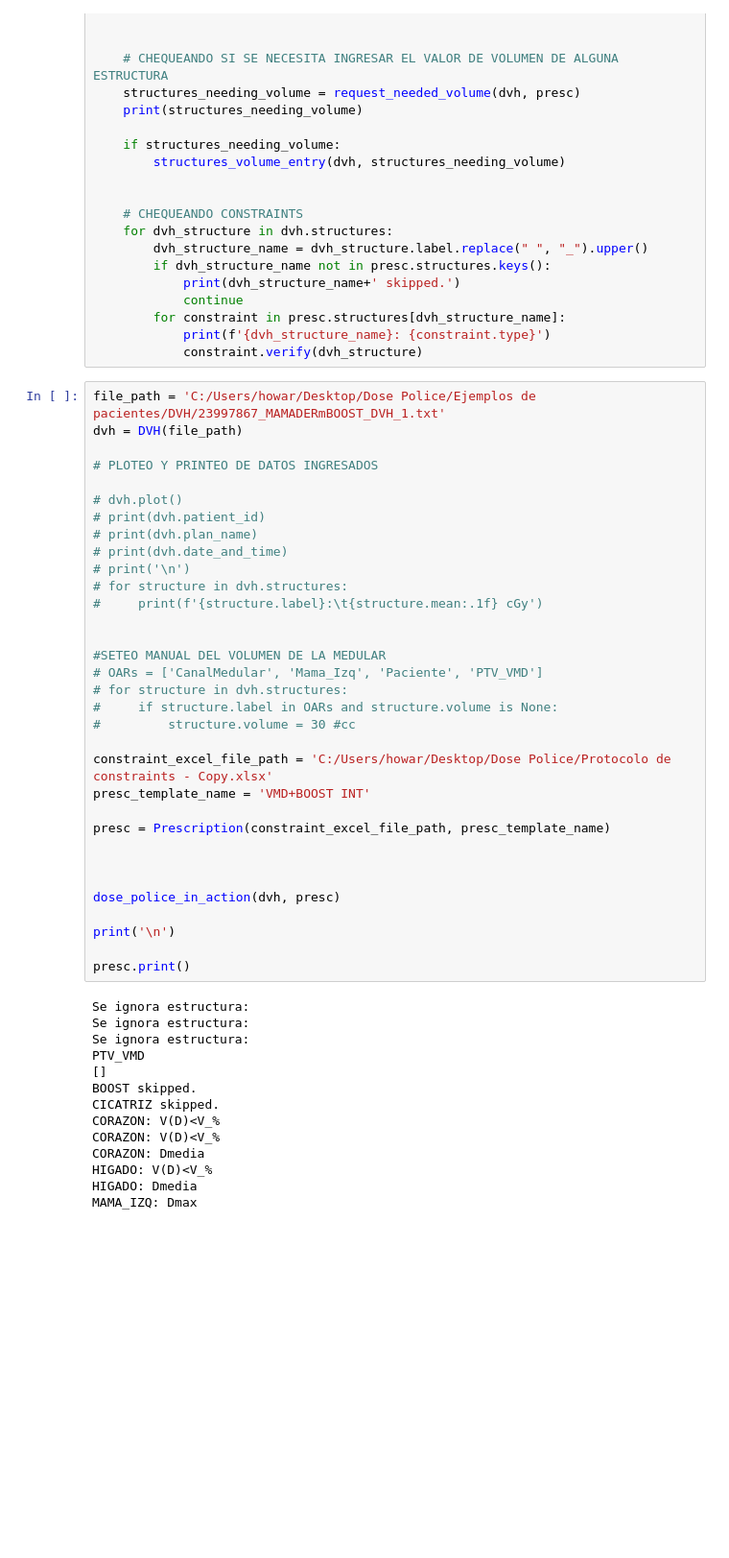
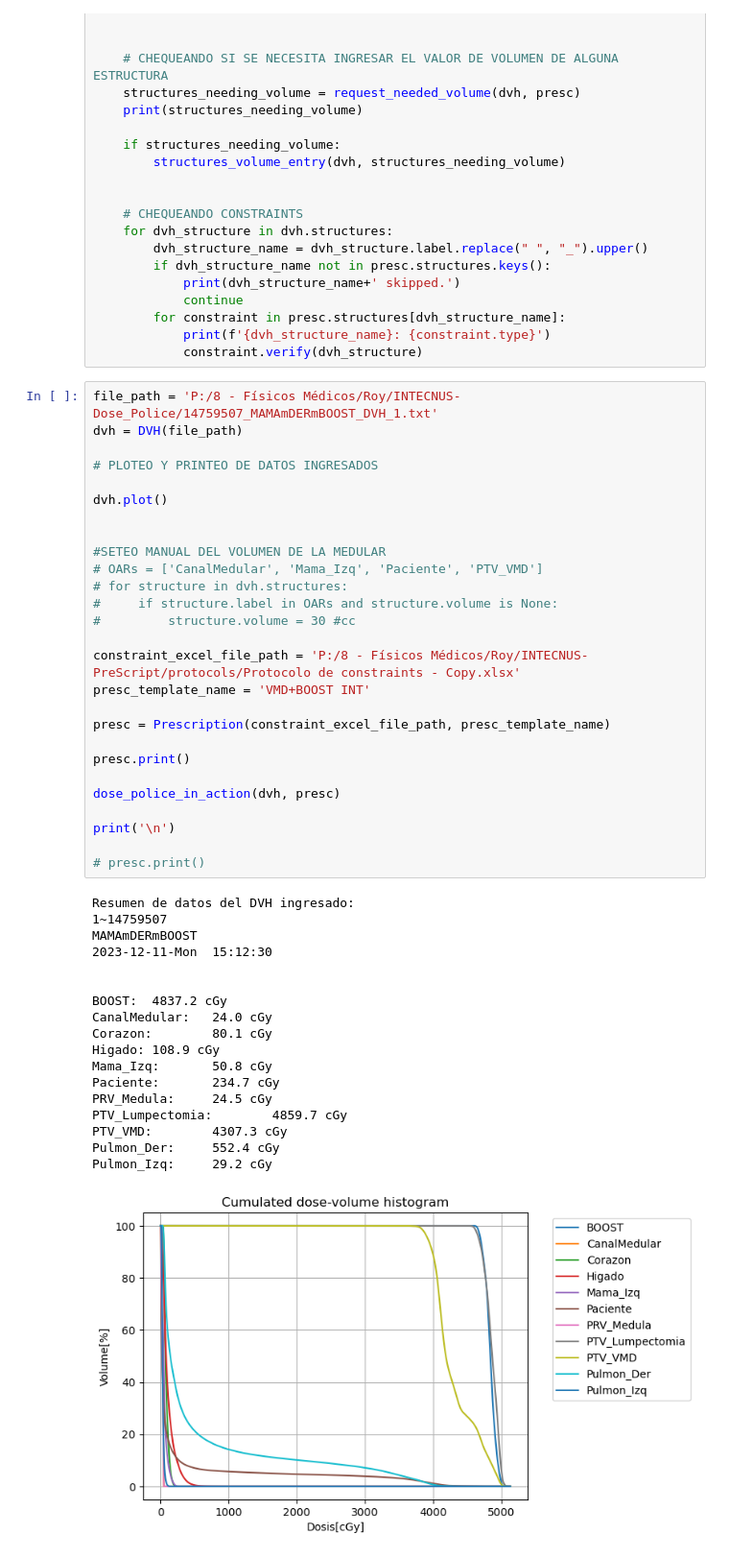
Before and after one commit to roymlapera/Dose_Police, a Jupyter notebook: backend.ipynb, the cells around one changed output. Shown: that part at 96% size. Drawn from its saved outputs; the diff is of its cells as text; blank space fills up the shorter version.

Commit message:
Actualizados metodos .plot() de clases Dvh y Prescripcion

```diff
--- a/backend.ipynb
+++ b/backend.ipynb
@@ -385,49 +391,48 @@ def dose_police_in_action(dvh: DVH, presc: Prescription):
             print(f'{dvh_structure_name}: {constraint.type}')
             constraint.verify(dvh_structure)
 # %%
-file_path = 'C:/Users/howar/Desktop/Dose Police/Ejemplos de pacientes/DVH/23997867_MAMADERmBOOST_DVH_1.txt'
+file_path = 'P:/8 - Físicos Médicos/Roy/INTECNUS-Dose_Police/14759507_MAMAmDERmBOOST_DVH_1.txt'
 dvh = DVH(file_path)
 
 # PLOTEO Y PRINTEO DE DATOS INGRESADOS
 
-# dvh.plot()
-# print(dvh.patient_id)
-# print(dvh.plan_name)
-# print(dvh.date_and_time)
-# print('\n')
-# for structure in dvh.structures:
-#     print(f'{structure.label}:\t{structure.mean:.1f} cGy')
+dvh.plot()
 
 
 #SETEO MANUAL DEL VOLUMEN DE LA MEDULAR
 # OARs = ['CanalMedular', 'Mama_Izq', 'Paciente', 'PTV_VMD']
 # for structure in dvh.structures:
 #     if structure.label in OARs and structure.volume is None:
 #         structure.volume = 30 #cc
 
-constraint_excel_file_path = 'C:/Users/howar/Desktop/Dose Police/Protocolo de constraints - Copy.xlsx'
+constraint_excel_file_path = 'P:/8 - Físicos Médicos/Roy/INTECNUS-PreScript/protocols/Protocolo de constraints - Copy.xlsx'
 presc_template_name = 'VMD+BOOST INT'
 
 presc = Prescription(constraint_excel_file_path, presc_template_name)
 
-
+presc.print()
 
 dose_police_in_action(dvh, presc)
 
 print('\n')
 
-presc.print()
+# presc.print()
 # %% [output]
-Se ignora estructura:
-Se ignora estructura:
-Se ignora estructura:
-PTV_VMD
-[]
-BOOST skipped.
-CICATRIZ skipped.
-CORAZON: V(D)<V_%
-CORAZON: V(D)<V_%
-CORAZON: Dmedia
-HIGADO: V(D)<V_%
-HIGADO: Dmedia
-MAMA_IZQ: Dmax
+Resumen de datos del DVH ingresado:
+1~14759507
+MAMAmDERmBOOST
+2023-12-11-Mon  15:12:30
+
+
+BOOST:  4837.2 cGy
+CanalMedular:   24.0 cGy
+Corazon:        80.1 cGy
+Higado: 108.9 cGy
+Mama_Izq:       50.8 cGy
+Paciente:       234.7 cGy
+PRV_Medula:     24.5 cGy
+PTV_Lumpectomia:        4859.7 cGy
+PTV_VMD:        4307.3 cGy
+Pulmon_Der:     552.4 cGy
+Pulmon_Izq:     29.2 cGy
+[figure, added]
```
Also changed, not shown: parts of 3 cells of this notebook.
